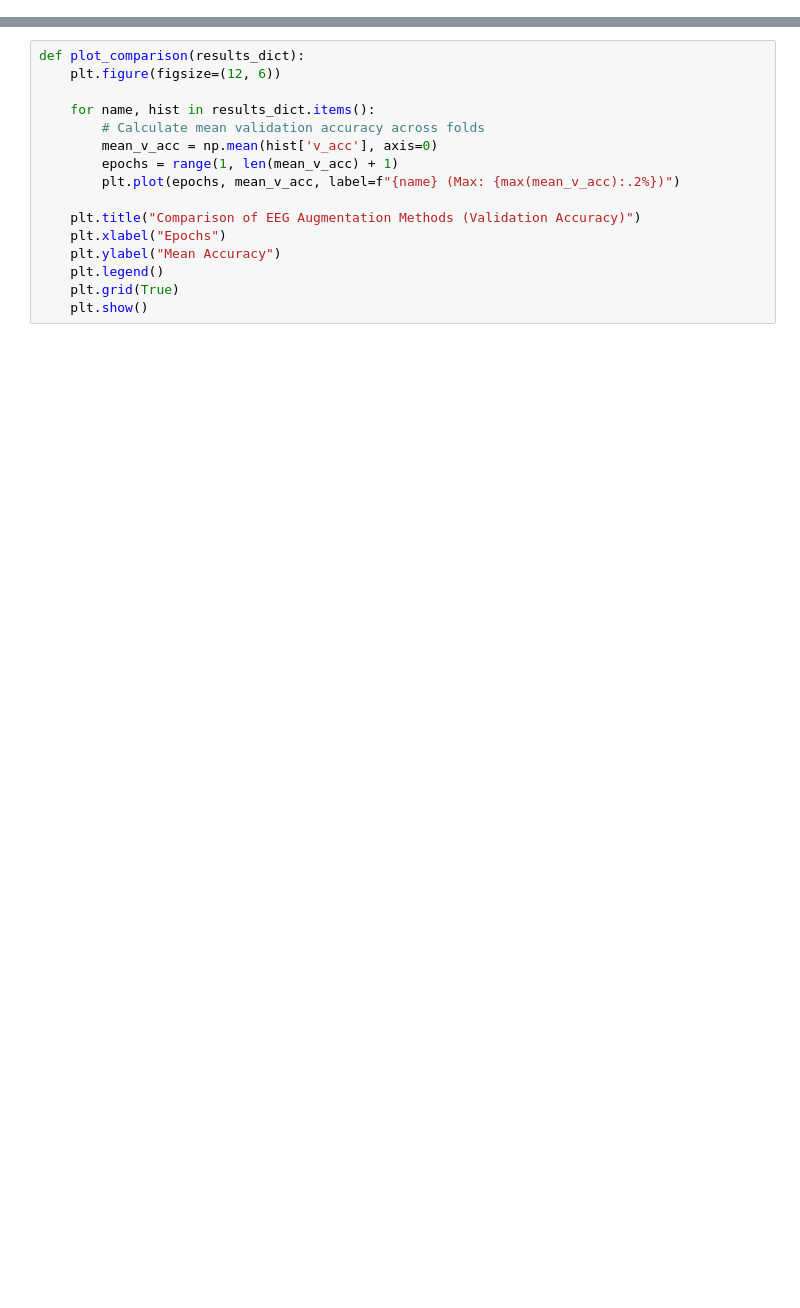
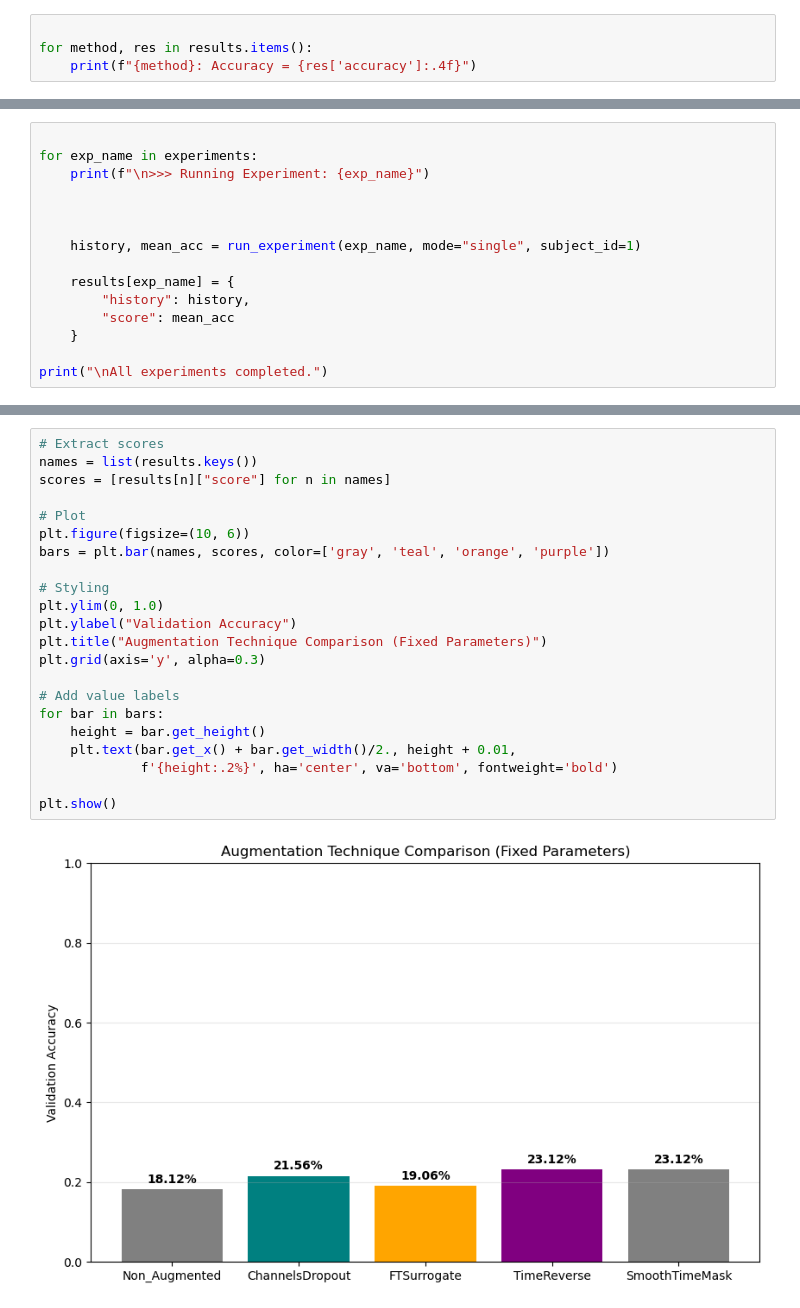
Before and after one commit to lovakarlssn/IS_bimodal, a Jupyter notebook: notebooks/eeg_aug_comparison.ipynb, the cells around one changed output, grey strips where cells are left out. Saved outputs shown, nothing was run; the diff lists cells and outputs as text; blank space fills up the shorter version.

```diff
--- a/notebooks/eeg_aug_comparison.ipynb
+++ b/notebooks/eeg_aug_comparison.ipynb
@@ -27,0 +65,4 @@ for exp in experiments:
+# %%
+
+for method, res in results.items():
+    print(f"{method}: Accuracy = {res['accuracy']:.4f}")
@@ -27,0 +184,15 @@ for exp in experiments:
+# %%
+
+for exp_name in experiments:
+    print(f"\n>>> Running Experiment: {exp_name}")
+
+
+
+    history, mean_acc = run_experiment(exp_name, mode="single", subject_id=1)
+
+    results[exp_name] = {
+        "history": history,
+        "score": mean_acc
+    }
+
+print("\nAll experiments completed.")
@@ -28,17 +288,25 @@ for exp in experiments:
 # %%
-def plot_comparison(results_dict):
-    plt.figure(figsize=(12, 6))
+# Extract scores
+names = list(results.keys())
+scores = [results[n]["score"] for n in names]
 
-    for name, hist in results_dict.items():
-        # Calculate mean validation accuracy across folds
-        mean_v_acc = np.mean(hist['v_acc'], axis=0)
-        epochs = range(1, len(mean_v_acc) + 1)
-        plt.plot(epochs, mean_v_acc, label=f"{name} (Max: {max(mean_v_acc):.2%})")
+# Plot
+plt.figure(figsize=(10, 6))
+bars = plt.bar(names, scores, color=['gray', 'teal', 'orange', 'purple'])
 
-    plt.title("Comparison of EEG Augmentation Methods (Validation Accuracy)")
-    plt.xlabel("Epochs")
-    plt.ylabel("Mean Accuracy")
-    plt.legend()
-    plt.grid(True)
-    plt.show()
+# Styling
+plt.ylim(0, 1.0)
+plt.ylabel("Validation Accuracy")
+plt.title("Augmentation Technique Comparison (Fixed Parameters)")
+plt.grid(axis='y', alpha=0.3)
+
+# Add value labels
+for bar in bars:
+    height = bar.get_height()
+    plt.text(bar.get_x() + bar.get_width()/2., height + 0.01,
+             f'{height:.2%}', ha='center', va='bottom', fontweight='bold')
+
+plt.show()
+# %% [output]
+[figure, added]
 # %%
```
Also changed, not shown: parts of 10 cells of this notebook, 17 other files.
